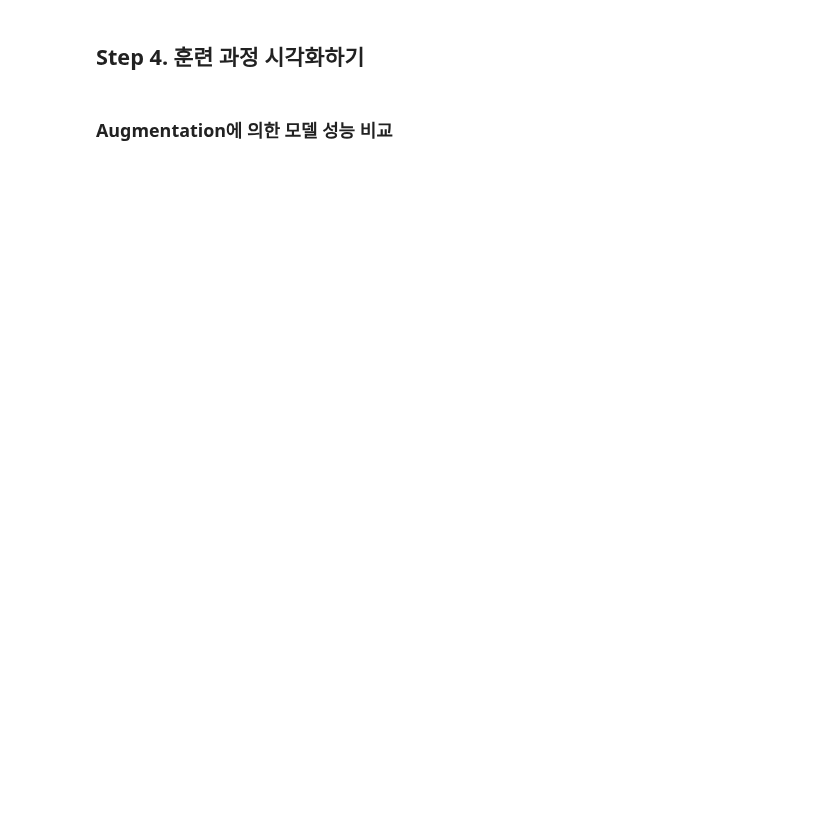
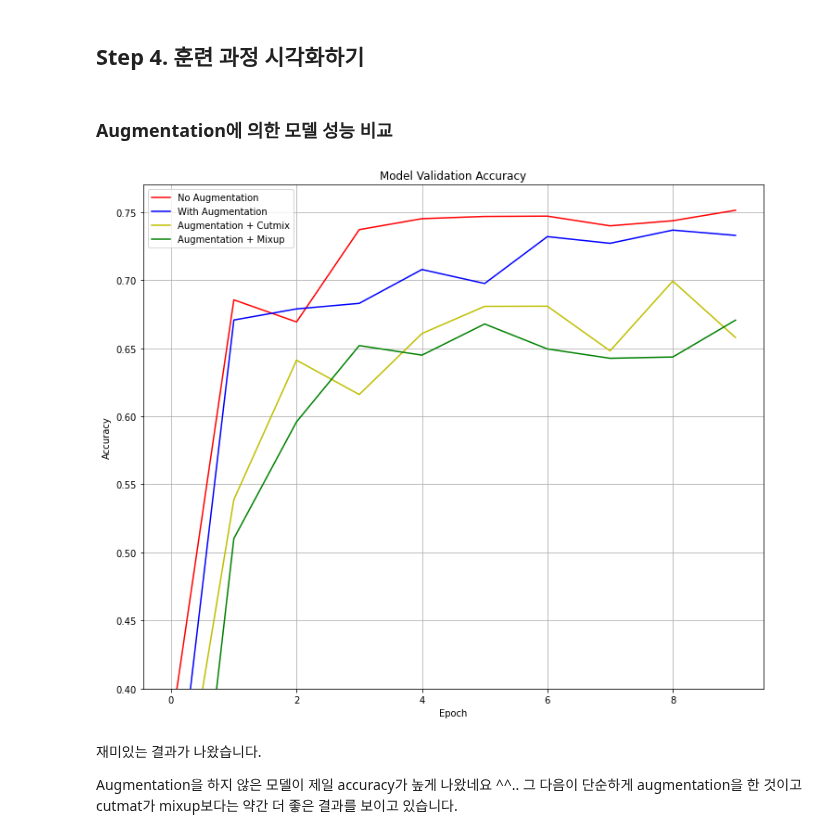
Before and after one commit to jiyeoon/aiffel, a Jupyter notebook: Week11/GoingDeeper2proj(2).ipynb, the cells around one changed output. Saved outputs shown, nothing was run; the diff lists cells and outputs as text; code cells hidden in the pictures; blank space fills up the shorter version.

```diff
--- a/Week11/GoingDeeper2proj(2).ipynb
+++ b/Week11/GoingDeeper2proj(2).ipynb
@@ -247,6 +251,10 @@ resnet50.compile(
     optimizer = tf.keras.optimizers.SGD(lr=0.01),
     metrics = ['accuracy']
 )
+
+res_checkpoint_path = checkpoint_base_path + 'res50.ckpt'
+res_callbacks = tf.keras.callbacks.ModelCheckpoint(filepath = res_checkpoint_path,
+                                                  save_weights_only = True, verbose = 1)
 
 history_resnet50 = resnet50.fit(
     ds_train_no_aug,
@@ -255,7 +263,8 @@ history_resnet50 = resnet50.fit(
     epochs = 10,
     validation_data = ds_test,
     verbose = 1,
-    use_multiprocessing = True
+    use_multiprocessing = True,
+    callbacks = [res_callbacks]
 )
 # %% [output]
 Epoch 1/10
@@ -286,6 +293,11 @@ aug_resnet50.compile(
     optimizer = tf.keras.optimizers.SGD(lr=0.01),
     metrics = ['accuracy']
 )
+
+aug_resnet50_checkpoint_path = checkpoint_base_path + 'aug_res50.ckpt'
+aug_resnet_callbacks = tf.keras.callbacks.ModelCheckpoint(filepath = aug_resnet50_checkpoint_path,
+                                                  save_weights_only = True,
+                                                  verbose=1)
 
 
 history_aug_resnet50 = aug_resnet50.fit(
@@ -295,7 +307,8 @@ history_aug_resnet50 = aug_resnet50.fit(
     epochs = 10,
     validation_data = ds_test,
     verbose = 1,
-    use_multiprocessing = True
+    use_multiprocessing = True,
+    callbacks = [aug_resnet_callbacks]
 )
 # %% [output]
 Epoch 1/10
@@ -326,6 +337,10 @@ cutmix_resnet50.compile(
     optimizer = tf.keras.optimizers.SGD(lr=0.01),
     metrics = ['accuracy']
 )
+
+cutmix_checkpoint_path = checkpoint_base_path + 'cutmmix.ckpt'
+cutmix_callbacks = tf.keras.callbacks.ModelCheckpoint(filepath = cutmix_checkpoint_path,
+                                                     save_weights_only = True, verbose = 1)
 
 
 history_cutmix_resnet50 = cutmix_resnet50.fit(
@@ -335,7 +350,8 @@ history_cutmix_resnet50 = cutmix_resnet50.fit(
     epochs = 10,
     validation_data = ds_test,
     verbose = 1,
-    use_multiprocessing = True
+    use_multiprocessing = True,
+    callbacks = [cutmix_callbacks]
 )
 # %% [output]
 Epoch 1/10
@@ -367,6 +381,9 @@ mixup_resnet50.compile(
     metrics = ['accuracy']
 )
 
+mixup_checkpoint_path = checkpoint_base_path + 'mixup.ckpt'
+mixup_callbacks = tf.keras.callbacks.ModelCheckpoint(filepath = mixup_checkpoint_path,
+                                                    save_weights_only = True, verbose = 1)
 
 history_mixup_resnet50 = mixup_resnet50.fit(
     ds_train_mixup,
@@ -375,5 +392,6 @@ history_mixup_resnet50 = mixup_resnet50.fit(
     epochs = 10,
     validation_data = ds_test,
     verbose = 1,
-    use_multiprocessing = True
+    use_multiprocessing = True,
+    callbacks = [mixup_callbacks]
 )
@@ -384,16 +425,22 @@ history_mixup_resnet50 = mixup_resnet50.fit(
 # %%
 plt.figure(figsize = (12, 10))
 
 plt.plot(history_resnet50.history['val_accuracy'], 'r')
 plt.plot(history_aug_resnet50.history['val_accuracy'], 'b')
 plt.plot(history_cutmix_resnet50.history['val_accuracy'], 'y')
 plt.plot(history_mixup_resnet50.history['val_accuracy'], 'g')
 
 plt.title("Model Validation Accuracy")
 plt.ylabel("Accuracy")
 plt.xlabel("Epoch")
 plt.legend(['No Augmentation', 'With Augmentation', 'Augmentation + Cutmix', 'Augmentation + Mixup'], loc = 'upper left')
 plt.grid(True)
-plt.ylim(0.7, 1.0)
+plt.ylim(0.4, 0.77)
 
 plt.show()
+# %% [output]
+[figure, added]
+# %% [markdown]
+재미있는 결과가 나왔습니다.
+
+Augmentation을 하지 않은 모델이 제일 accuracy가 높게 나왔네요 ^^.. 그 다음이 단순하게 augmentation을 한 것이고 cutmat가 mixup보다는 약간 더 좋은 결과를 보이고 있습니다.
```
Also changed, not shown: parts of 6 cells of this notebook.
